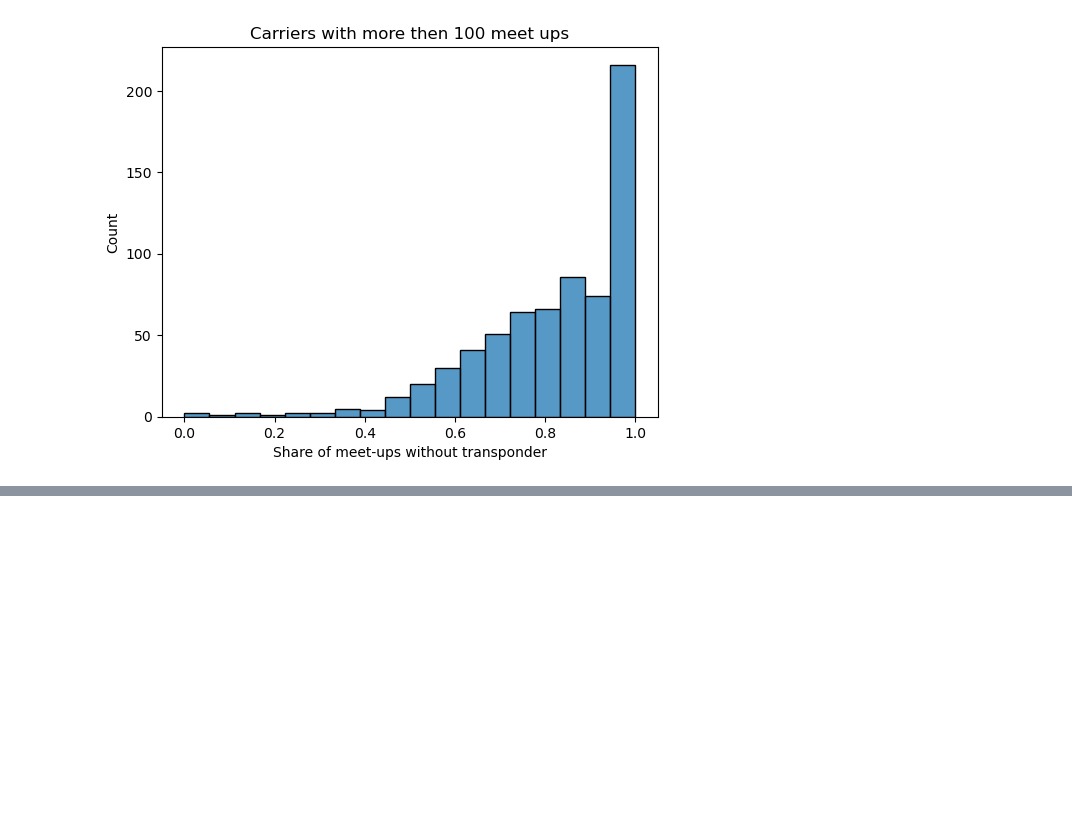
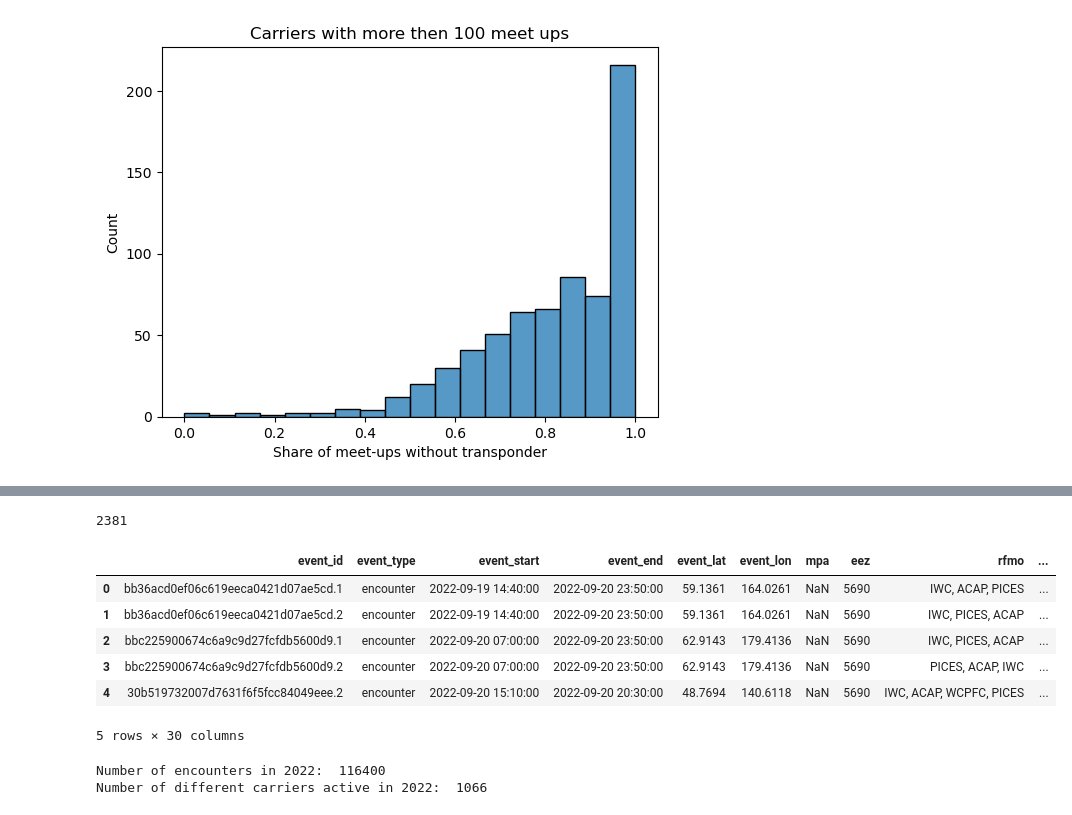
Before and after one commit to sebdodt/90739-iuu-systems-project, a Jupyter notebook: port_evaluation/eda/sebs_explorations.ipynb, the cells around one changed output, grey strips where cells are left out. Drawn from its saved outputs; the diff is of its cells as text; code cells hidden in the pictures; blank space fills up the shorter version.

```diff
--- a/port_evaluation/eda/sebs_explorations.ipynb
+++ b/port_evaluation/eda/sebs_explorations.ipynb
@@ -23,0 +117,23 @@ plt.show()
+# %%
+len(ports_summary)
+# %% [output]
+2381
+# %%
+path = '/Users/sebastiandodt/OneDrive/Uni/Carnegie Mellon University/Modules/2022 Fall/Systems Project/Coding/90739-iuu-systems-project/port_evaluation/data/xlsx/gfw_data-v2.xlsx'
+encounters = pd.read_excel(path, sheet_name='encounter')
+encounters.head()
+# %% [output]
+|  | event_id | event_type | event_start | event_end | event_lat | event_lon | mpa | eez | rfmo | ... |
+| 0 | bb36acd0ef06c619eeca0421d07ae5cd.1 | encounter | 2022-09-19 14:40:00 | 2022-09-20 23:50:00 | 59.1361 | 164.0261 | NaN | 5690 | IWC, ACAP, PICES | ... |
+| 1 | bb36acd0ef06c619eeca0421d07ae5cd.2 | encounter | 2022-09-19 14:40:00 | 2022-09-20 23:50:00 | 59.1361 | 164.0261 | NaN | 5690 | IWC, PICES, ACAP | ... |
+| 2 | bbc225900674c6a9c9d27fcfdb5600d9.1 | encounter | 2022-09-20 07:00:00 | 2022-09-20 23:50:00 | 62.9143 | 179.4136 | NaN | 5690 | IWC, PICES, ACAP | ... |
+| 3 | bbc225900674c6a9c9d27fcfdb5600d9.2 | encounter | 2022-09-20 07:00:00 | 2022-09-20 23:50:00 | 62.9143 | 179.4136 | NaN | 5690 | PICES, ACAP, IWC | ... |
+| 4 | 30b519732007d7631f6f5fcc84049eee.2 | encounter | 2022-09-20 15:10:00 | 2022-09-20 20:30:00 | 48.7694 | 140.6118 | NaN | 5690 | IWC, ACAP, WCPFC, PICES | ... |
+5 rows × 30 columns
+# %%
+encounters.loc[encounters['event_start'] >= '2022-01-01', :]
+print("Number of encounters in 2022: ",len(encounters))
+print("Number of different carriers active in 2022: ", len(encounters.loc[encounters['vessel1_type'] == 'carrier', 'vessel1_id'].unique()))
+# %% [output]
+Number of encounters in 2022:  116400
+Number of different carriers active in 2022:  1066
```
Also changed, not shown: parts of 8 cells of this notebook.
